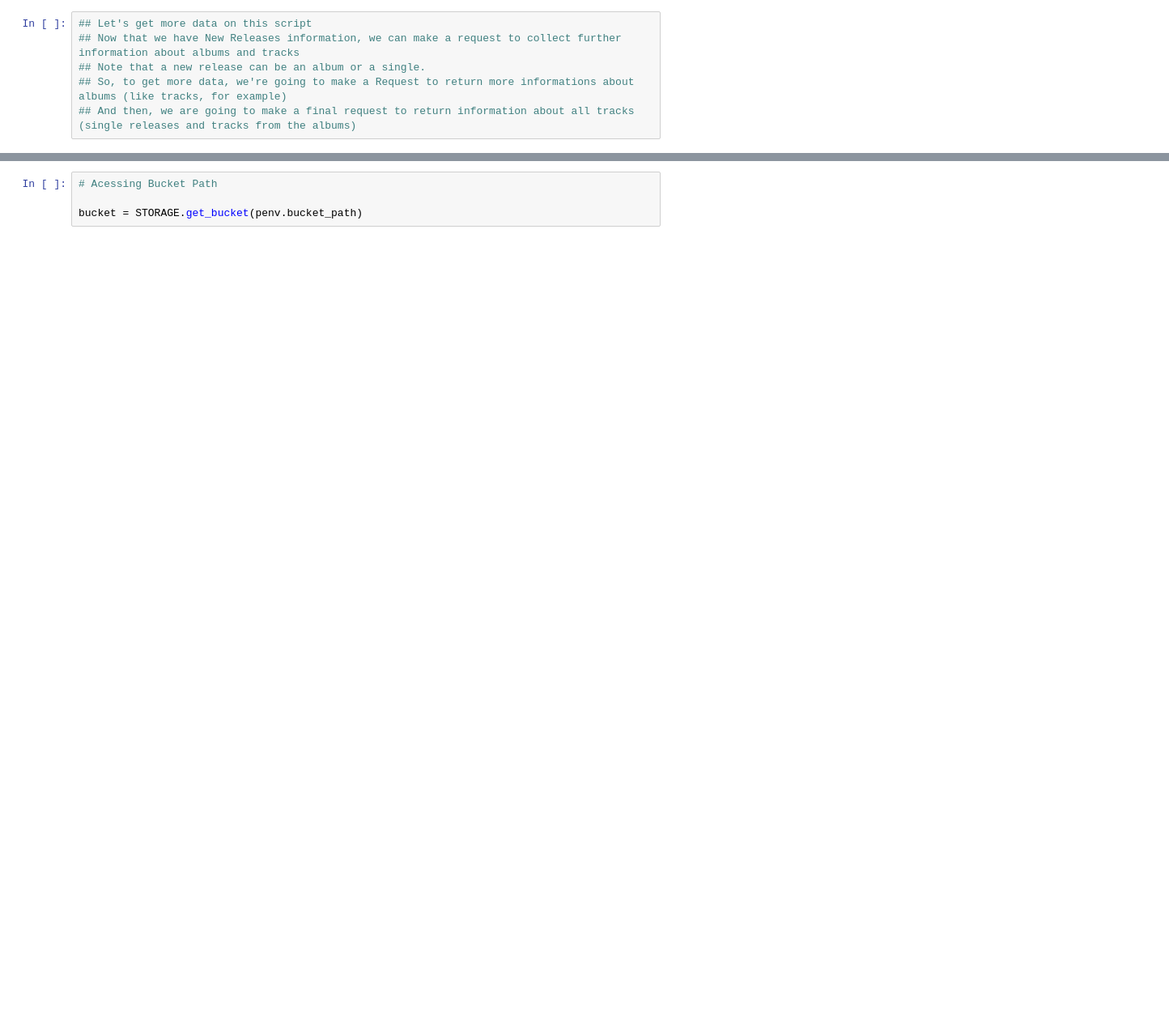
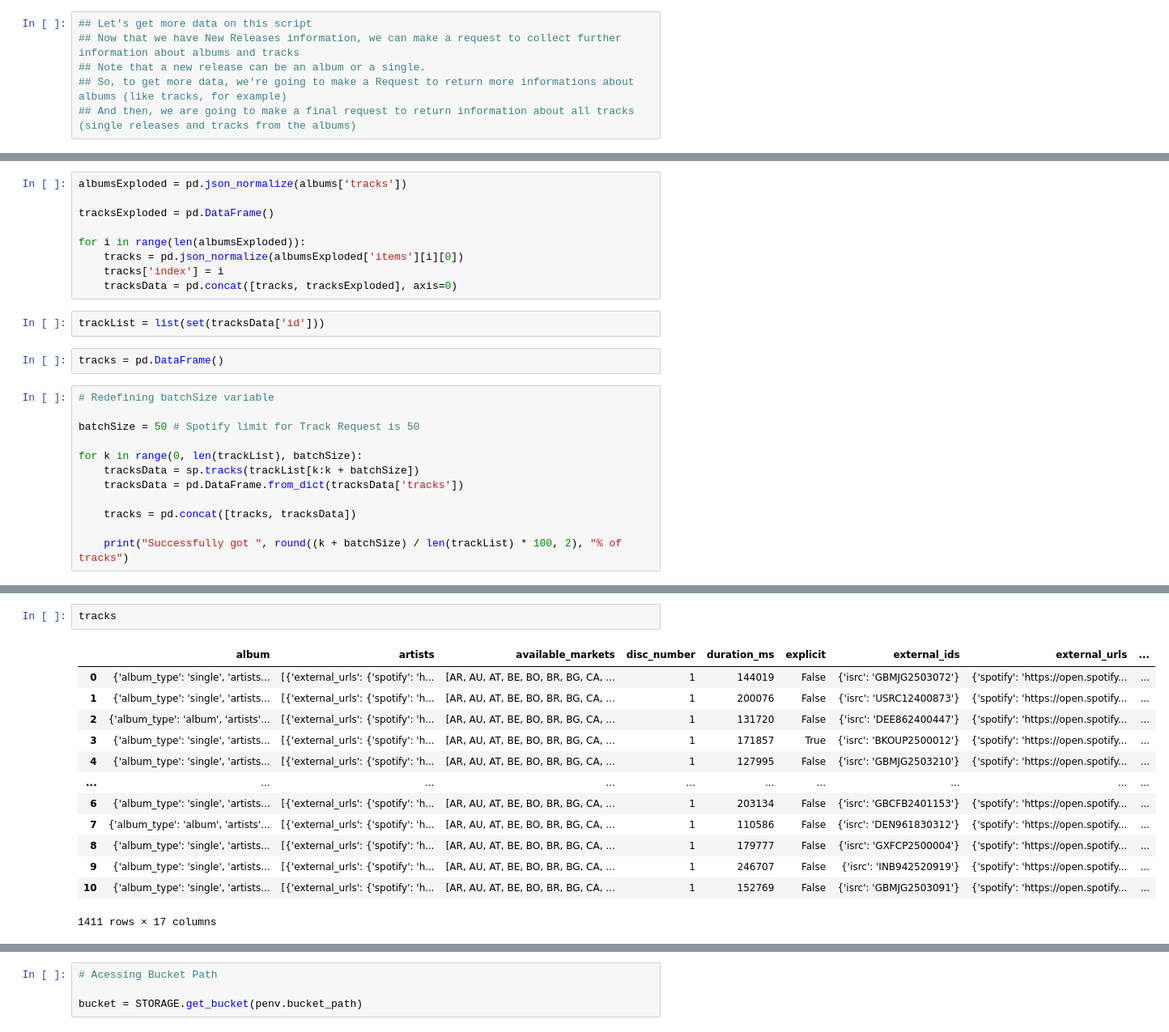
Before and after one commit to julianasampar/pyprojects, a Jupyter notebook: pipelines/spotify_api_v0/exploratory_nb_spotify_api_test.ipynb, the cells around one changed output, grey strips where cells are left out. Shown: that part at 81% size. Saved outputs shown, nothing was run; the diff lists cells and outputs as text; blank space fills up the shorter version.

Commit message:
get track request

```diff
--- a/pipelines/spotify_api_v0/exploratory_nb_spotify_api_test.ipynb
+++ b/pipelines/spotify_api_v0/exploratory_nb_spotify_api_test.ipynb
@@ -285,0 +287,25 @@ AttributeError: 'dict' object has no attribute 'explode'
+# %%
+albumsExploded = pd.json_normalize(albums['tracks'])
+
+tracksExploded = pd.DataFrame()
+
+for i in range(len(albumsExploded)):
+    tracks = pd.json_normalize(albumsExploded['items'][i][0])
+    tracks['index'] = i
+    tracksData = pd.concat([tracks, tracksExploded], axis=0)
+# %%
+trackList = list(set(tracksData['id']))
+# %%
+tracks = pd.DataFrame()
+# %%
+# Redefining batchSize variable
+
+batchSize = 50 # Spotify limit for Track Request is 50
+
+for k in range(0, len(trackList), batchSize):
+    tracksData = sp.tracks(trackList[k:k + batchSize])
+    tracksData = pd.DataFrame.from_dict(tracksData['tracks'])
+
+    tracks = pd.concat([tracks, tracksData])
+
+    print("Successfully got ", round((k + batchSize) / len(trackList) * 100, 2), "% of tracks")
@@ -286,3 +330,19 @@ AttributeError: 'dict' object has no attribute 'explode'
+# %%
+tracks
+# %% [output]
+|  | album | artists | available_markets | disc_number | duration_ms | explicit | external_ids | external_urls | ... |
+| 0 | {'album_type': 'single', 'artists... | [{'external_urls': {'spotify': 'h... | [AR, AU, AT, BE, BO, BR, BG, CA, ... | 1 | 144019 | False | {'isrc': 'GBMJG2503072'} | {'spotify': 'https://open.spotify... | ... |
+| 1 | {'album_type': 'single', 'artists... | [{'external_urls': {'spotify': 'h... | [AR, AU, AT, BE, BO, BR, BG, CA, ... | 1 | 200076 | False | {'isrc': 'USRC12400873'} | {'spotify': 'https://open.spotify... | ... |
+| 2 | {'album_type': 'album', 'artists'... | [{'external_urls': {'spotify': 'h... | [AR, AU, AT, BE, BO, BR, BG, CA, ... | 1 | 131720 | False | {'isrc': 'DEE862400447'} | {'spotify': 'https://open.spotify... | ... |
+| 3 | {'album_type': 'single', 'artists... | [{'external_urls': {'spotify': 'h... | [AR, AU, AT, BE, BO, BR, BG, CA, ... | 1 | 171857 | True | {'isrc': 'BKOUP2500012'} | {'spotify': 'https://open.spotify... | ... |
+| 4 | {'album_type': 'single', 'artists... | [{'external_urls': {'spotify': 'h... | [AR, AU, AT, BE, BO, BR, BG, CA, ... | 1 | 127995 | False | {'isrc': 'GBMJG2503210'} | {'spotify': 'https://open.spotify... | ... |
+| ... | ... | ... | ... | ... | ... | ... | ... | ... | ... |
+| 6 | {'album_type': 'single', 'artists... | [{'external_urls': {'spotify': 'h... | [AR, AU, AT, BE, BO, BR, BG, CA, ... | 1 | 203134 | False | {'isrc': 'GBCFB2401153'} | {'spotify': 'https://open.spotify... | ... |
+| 7 | {'album_type': 'album', 'artists'... | [{'external_urls': {'spotify': 'h... | [AR, AU, AT, BE, BO, BR, BG, CA, ... | 1 | 110586 | False | {'isrc': 'DEN961830312'} | {'spotify': 'https://open.spotify... | ... |
+| 8 | {'album_type': 'single', 'artists... | [{'external_urls': {'spotify': 'h... | [AR, AU, AT, BE, BO, BR, BG, CA, ... | 1 | 179777 | False | {'isrc': 'GXFCP2500004'} | {'spotify': 'https://open.spotify... | ... |
+| 9 | {'album_type': 'single', 'artists... | [{'external_urls': {'spotify': 'h... | [AR, AU, AT, BE, BO, BR, BG, CA, ... | 1 | 246707 | False | {'isrc': 'INB942520919'} | {'spotify': 'https://open.spotify... | ... |
+| 10 | {'album_type': 'single', 'artists... | [{'external_urls': {'spotify': 'h... | [AR, AU, AT, BE, BO, BR, BG, CA, ... | 1 | 152769 | False | {'isrc': 'GBMJG2503091'} | {'spotify': 'https://open.spotify... | ... |
+1411 rows × 17 columns
 # %%
 ## Importing Credentials from Google Cloud
 
```
Also changed, not shown: parts of 11 cells of this notebook.
